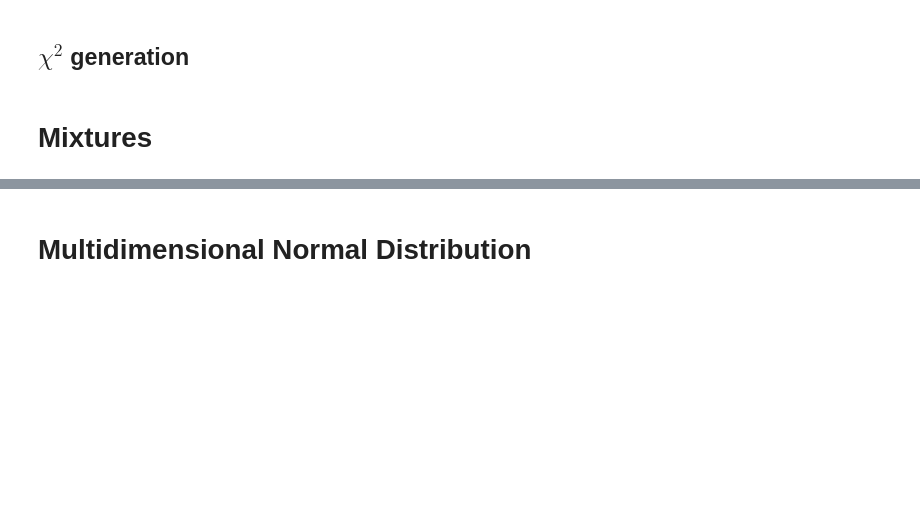
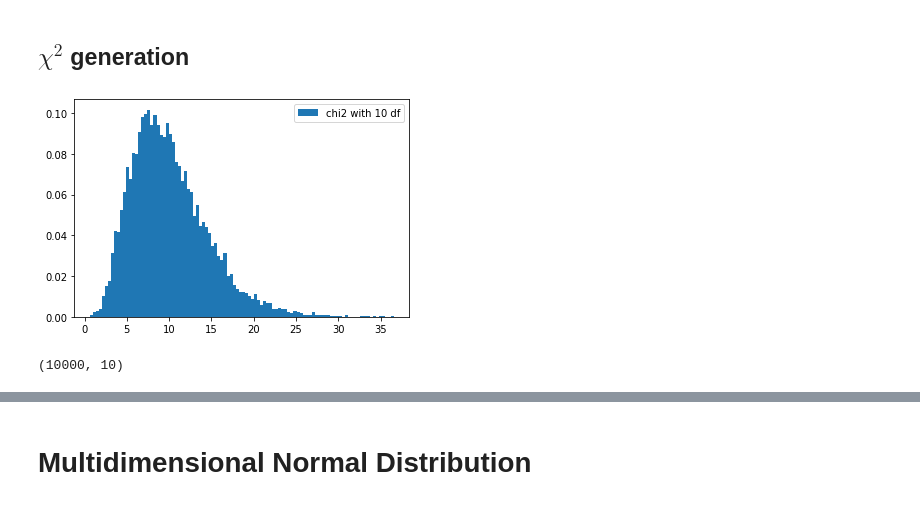
Before and after one commit to y-akbal/Computational_Statistics, a Jupyter notebook: 4/W4a.ipynb, the cells around one changed output, grey strips where cells are left out. Cells and saved outputs as stored; diff of their text form; code cells hidden in the pictures; blank space fills up the shorter version.

```diff
--- a/4/W4a.ipynb
+++ b/4/W4a.ipynb
@@ -10,5 +10,18 @@ import pickle
 #We first generate some $\chi^2$ random variates.
 # %% [markdown]
 ## $\chi^2$ generation
-# %% [markdown]
-# Mixtures
+# %%
+chsq = stats.chi2(10)
+# %%
+samples = chsq.rvs(10000)
+# %%
+plt.hist(samples, density  = True, label = "chi2 with 10 df", bins = 100)
+plt.legend()
+plt.show()
+# %% [output]
+[figure, added]
+# %%
+X = np.random.randn(10000, 10)
+X.shape
+# %% [output]
+(10000, 10)
```
Also changed, not shown: parts of 26 cells of this notebook, 1 other file.
